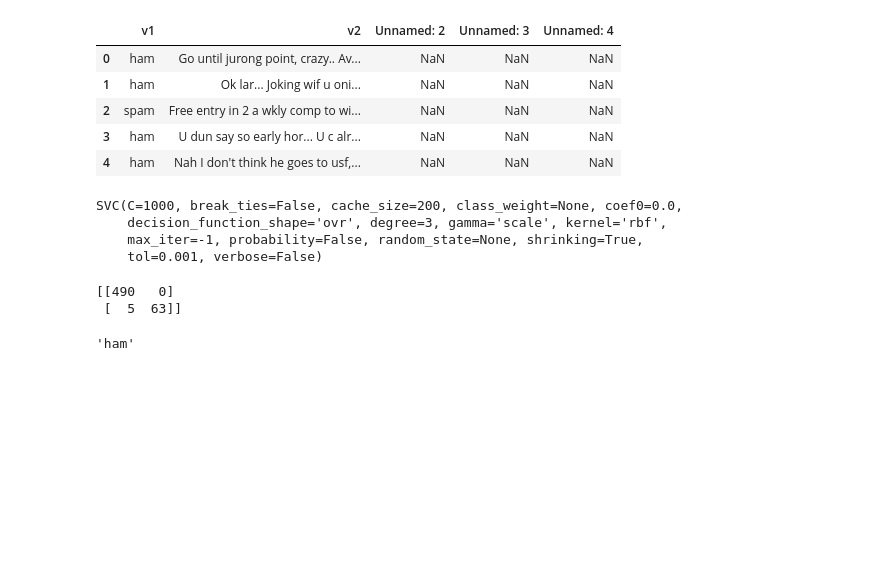
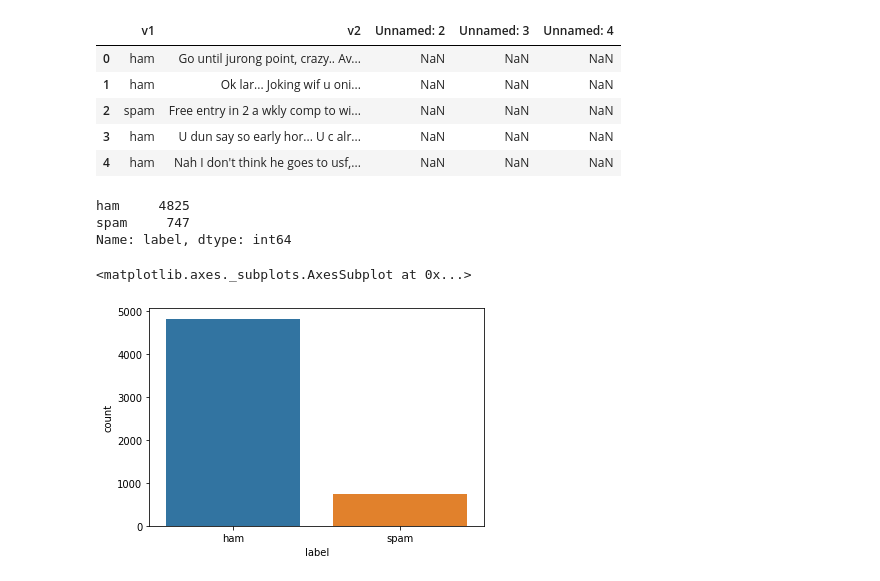
Before and after one commit to trs-kaushik/NLP-Spam-Ham-Classification, a Jupyter notebook: Spam_Ham.ipynb, the cells around one changed output. Cells and saved outputs as stored; diff of their text form; code cells hidden in the pictures; blank space fills up the shorter version.

```diff
--- a/Spam_Ham.ipynb
+++ b/Spam_Ham.ipynb
@@ -48,3 +24,0 @@ def alternative_review_messages(msg):
-# %%
-# Processing text messages
-data['text'] = data['text'].apply(review_messages)
@@ -58,17 +24,0 @@ X_train = vectorizer.fit_transform(X_train)
-# %%
-# training the classifier
-svm = svm.SVC(C=1000)
-svm.fit(X_train, y_train)
-# %% [output]
-SVC(C=1000, break_ties=False, cache_size=200, class_weight=None, coef0=0.0,
-    decision_function_shape='ovr', degree=3, gamma='scale', kernel='rbf',
-    max_iter=-1, probability=False, random_state=None, shrinking=True,
-    tol=0.001, verbose=False)
-# %%
-# testing against testing set
-X_test = vectorizer.transform(X_test)
-y_pred = svm.predict(X_test)
-print(confusion_matrix(y_test, y_pred))
-# %% [output]
-[[490   0]
- [  5  63]]
@@ -81,4 +25,12 @@ def pred(msg):
-# %%
-pred("WINNER")
-# %% [output]
-'ham'
+# %%
+data.label.value_counts()
+# %% [output]
+ham     4825
+spam     747
+Name: label, dtype: int64
+# %%
+#Distribution of Ham and Spam Messages
+sns.countplot(x='label',data=data)
+# %% [output]
+<matplotlib.axes._subplots.AxesSubplot at 0x...>
+[figure, added]
```
Also changed, not shown: parts of 30 cells of this notebook.
